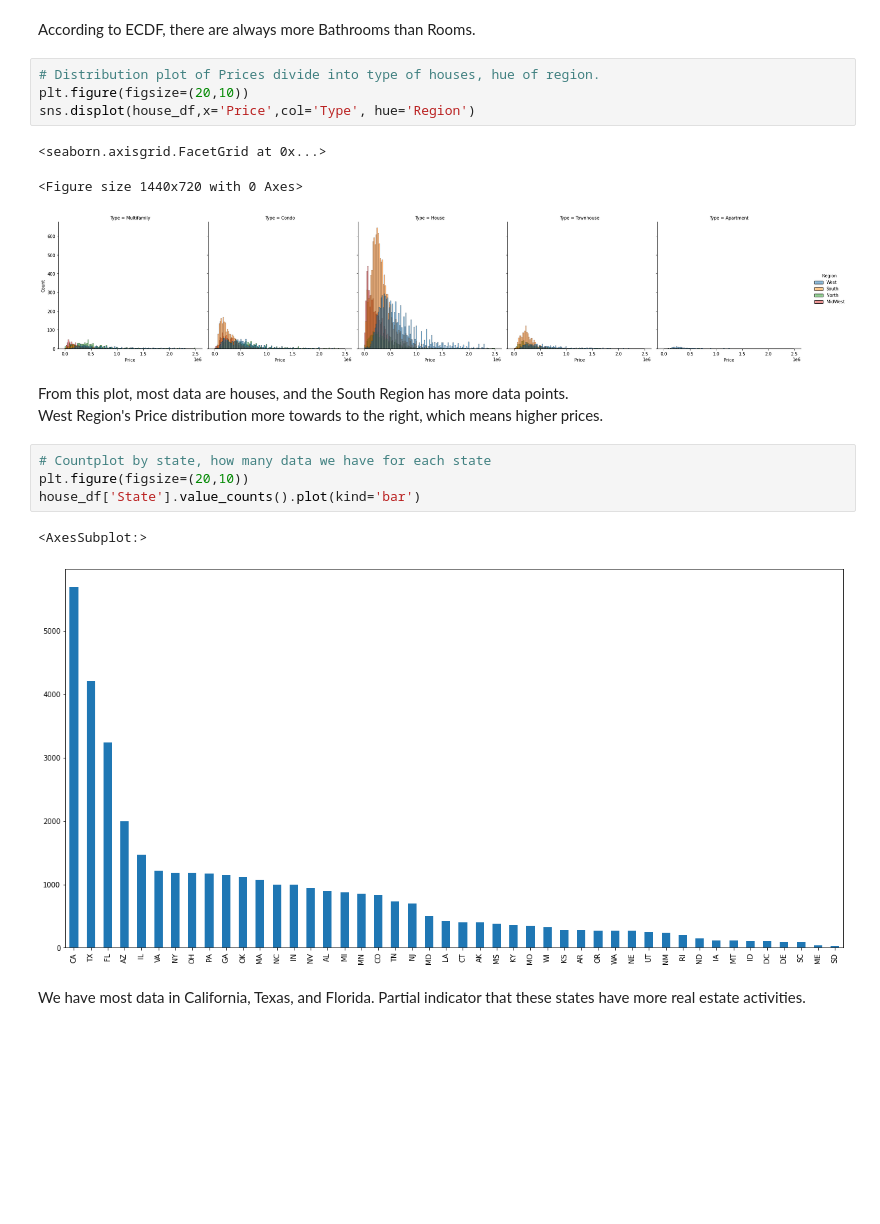
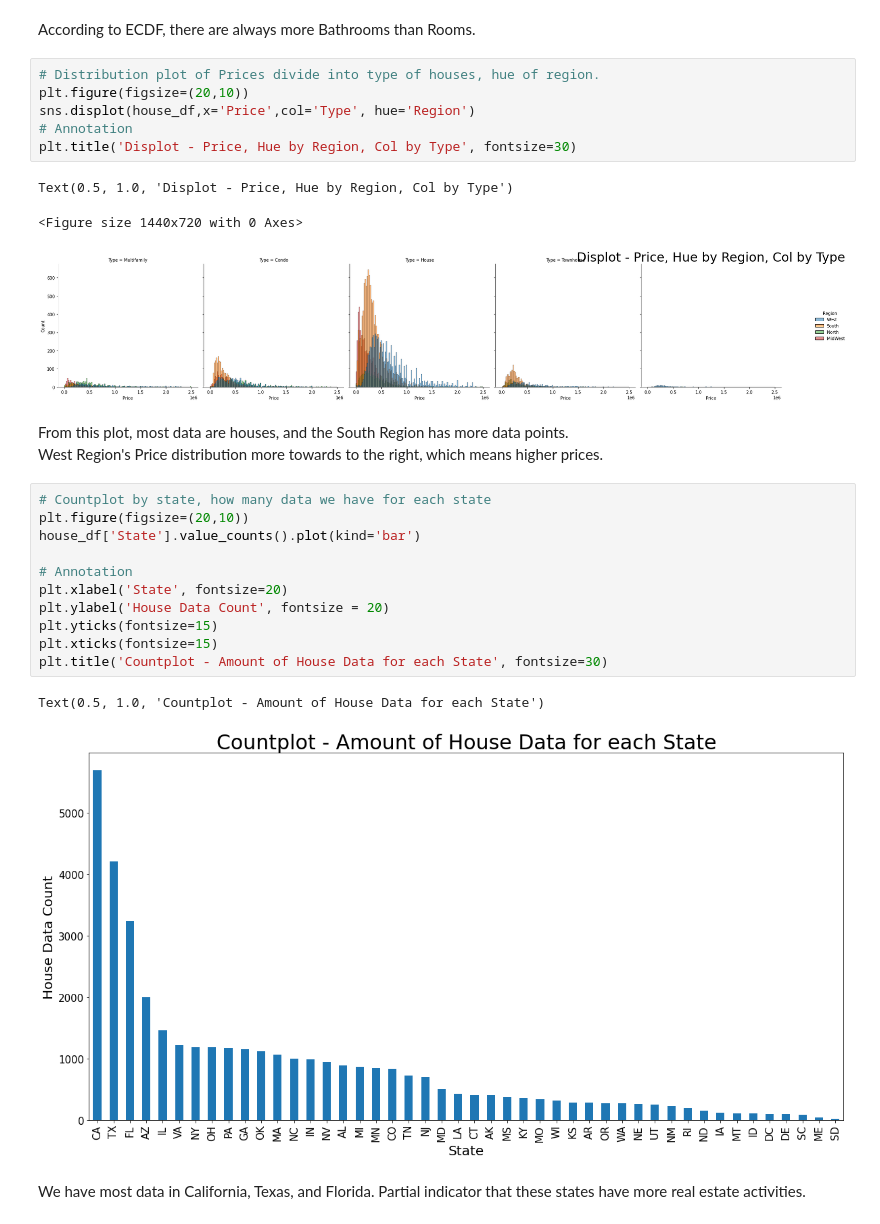
Before and after one commit to StockJanitor/CIS41_Project, a Jupyter notebook: CIS41_Project.ipynb, the cells around one changed output. Cells and saved outputs as stored; diff of their text form; blank space fills up the shorter version.

Commit message:
added title for graphs and annotations

```diff
--- a/CIS41_Project.ipynb
+++ b/CIS41_Project.ipynb
@@ -822,19 +822,28 @@ According to ECDF, there are always more Bathrooms than Rooms.
 # Distribution plot of Prices divide into type of houses, hue of region.
 plt.figure(figsize=(20,10))
 sns.displot(house_df,x='Price',col='Type', hue='Region')
+# Annotation
+plt.title('Displot - Price, Hue by Region, Col by Type', fontsize=30)
 # %% [output]
-<seaborn.axisgrid.FacetGrid at 0x...>
+Text(0.5, 1.0, 'Displot - Price, Hue by Region, Col by Type')
 <Figure size 1440x720 with 0 Axes>
-[figure, old version]
+[figure, new version]
 # %% [markdown]
 From this plot, most data are houses, and the South Region has more data points. <br>West Region's Price distribution more towards to the right, which means higher prices.
 # %%
 # Countplot by state, how many data we have for each state
 plt.figure(figsize=(20,10))
 house_df['State'].value_counts().plot(kind='bar')
+
+# Annotation
+plt.xlabel('State', fontsize=20)
+plt.ylabel('House Data Count', fontsize = 20)
+plt.yticks(fontsize=15)
+plt.xticks(fontsize=15)
+plt.title('Countplot - Amount of House Data for each State', fontsize=30)
 # %% [output]
-<AxesSubplot:>
+Text(0.5, 1.0, 'Countplot - Amount of House Data for each State')
-[figure, old version]
+[figure, new version]
 # %% [markdown]
 We have most data in California, Texas, and Florida. Partial indicator that these states have more real estate activities.
 # %%
```
Also changed, not shown: parts of 15 cells of this notebook.
